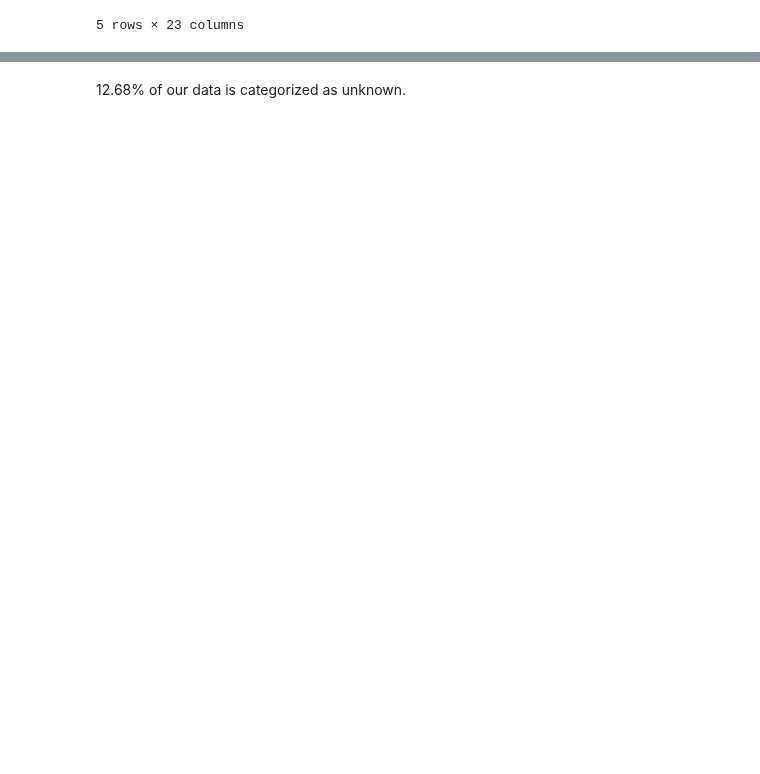
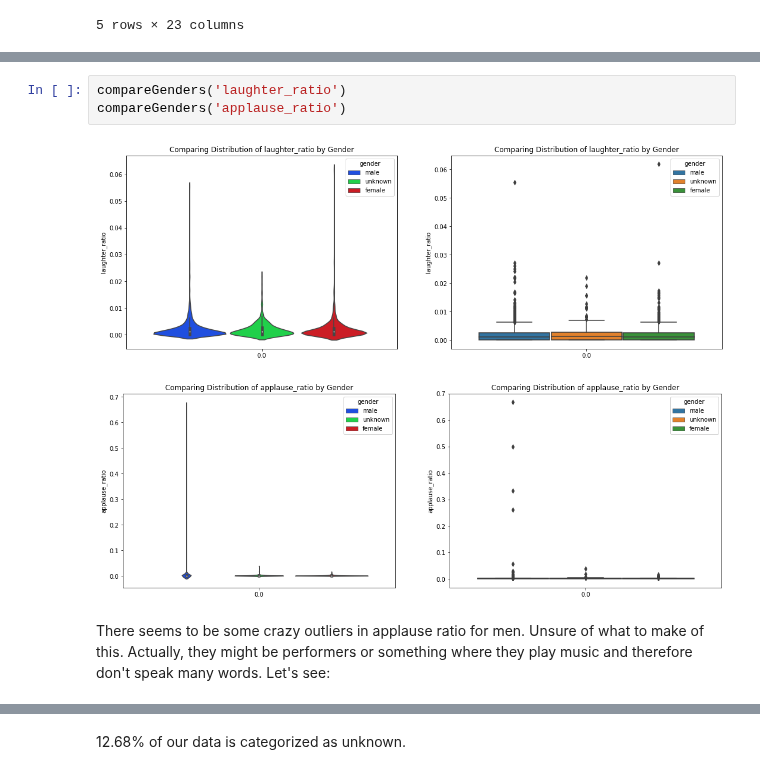
Before and after one commit to GreenMouth/Data-Science-Lab-Final-Project, a Jupyter notebook: src/Data-Exploration.ipynb, the cells around one changed output, grey strips where cells are left out. Drawn from its saved outputs; the diff is of its cells as text; blank space fills up the shorter version.

```diff
--- a/src/Data-Exploration.ipynb
+++ b/src/Data-Exploration.ipynb
@@ -351,0 +416,8 @@ plt.show()
+# %%
+compareGenders('laughter_ratio')
+compareGenders('applause_ratio')
+# %% [output]
+[figure, added]
+[figure, added]
+# %% [markdown]
+There seems to be some crazy outliers in applause ratio for men. Unsure of what to make of this. Actually, they might be performers or something where they play music and therefore don't speak many words. Let's see:
```
Also changed, not shown: parts of 36 cells of this notebook, 1 other file.
